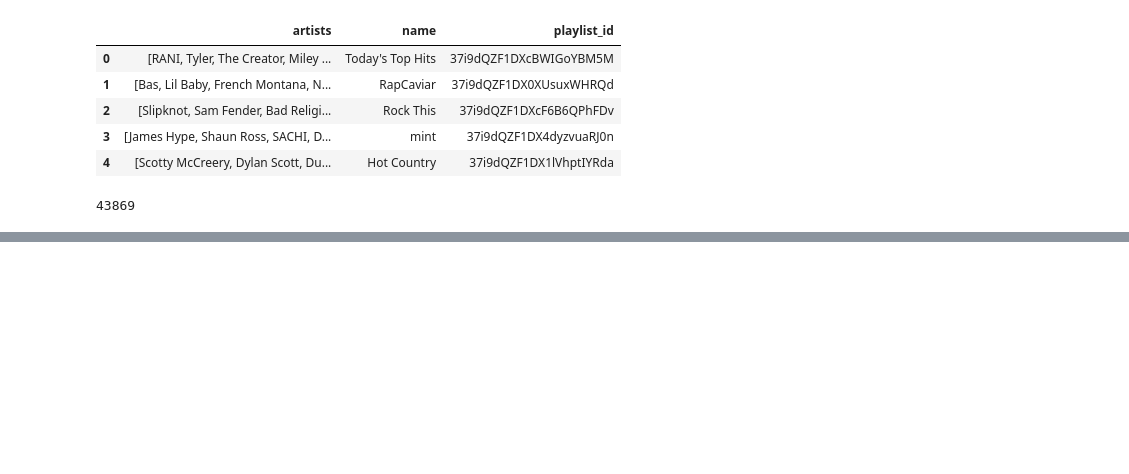
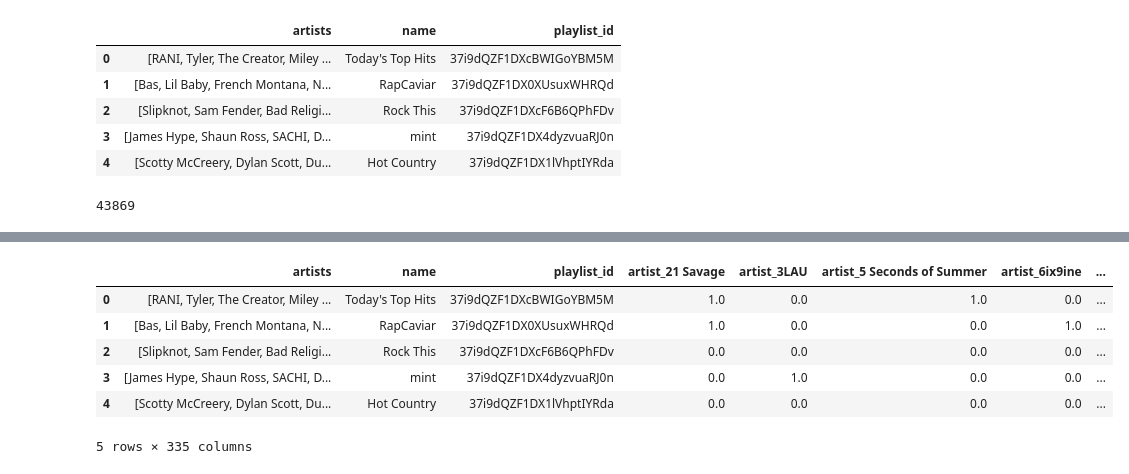
Before and after one commit to Patrickbfuller/solve_music_probs, a Jupyter notebook: spotipy_playlists.ipynb, the cells around one changed output, grey strips where cells are left out. Cells and saved outputs as stored; diff of their text form; code cells hidden in the pictures; blank space fills up the shorter version.

```diff
--- a/spotipy_playlists.ipynb
+++ b/spotipy_playlists.ipynb
@@ -445,0 +530,6 @@ playlists_df['artists'][0][0]
+# %%
+encoder = OneHotEncoder(drop='first', categories='auto')
+encoder.fit(taco[['artists']])
+ohe = pd.DataFrame(encoder.transform(taco[['artists']]).toarray(),
+                   columns=encoder.get_feature_names(['artist']))
+ohe.head()
@@ -445,0 +544,3 @@ playlists_df['artists'][0][0]
+# %%
+taco_ohe = pd.concat([taco.drop('artists', axis=1), ohe], axis=1)
+taco_ohe.head()
@@ -445,0 +563,2 @@ playlists_df['artists'][0][0]
+# %%
+taco_ohe_dedup = taco_ohe.groupby('playlist_index')[ohe.columns].agg('sum').reset_index()
@@ -445,0 +575,14 @@ playlists_df['artists'][0][0]
+# %%
+output = pd.merge(toy, taco_ohe_dedup, left_index=True,
+                  right_on='playlist_index', how='left'
+                 ).drop('playlist_index', axis=1)
+# %%
+output
+# %% [output]
+|  | artists | name | playlist_id | artist_21 Savage | artist_3LAU | artist_5 Seconds of Summer | artist_6ix9ine | ... |
+| 0 | [RANI, Tyler, The Creator, Miley ... | Today's Top Hits | 37i9dQZF1DXcBWIGoYBM5M | 1.0 | 0.0 | 1.0 | 0.0 | ... |
+| 1 | [Bas, Lil Baby, French Montana, N... | RapCaviar | 37i9dQZF1DX0XUsuxWHRQd | 1.0 | 0.0 | 0.0 | 1.0 | ... |
+| 2 | [Slipknot, Sam Fender, Bad Religi... | Rock This | 37i9dQZF1DXcF6B6QPhFDv | 0.0 | 0.0 | 0.0 | 0.0 | ... |
+| 3 | [James Hype, Shaun Ross, SACHI, D... | mint | 37i9dQZF1DX4dyzvuaRJ0n | 0.0 | 1.0 | 0.0 | 0.0 | ... |
+| 4 | [Scotty McCreery, Dylan Scott, Du... | Hot Country | 37i9dQZF1DX1lVhptIYRda | 0.0 | 0.0 | 0.0 | 0.0 | ... |
+5 rows × 335 columns
```
Also changed, not shown: parts of 19 cells of this notebook, 1 other file.
